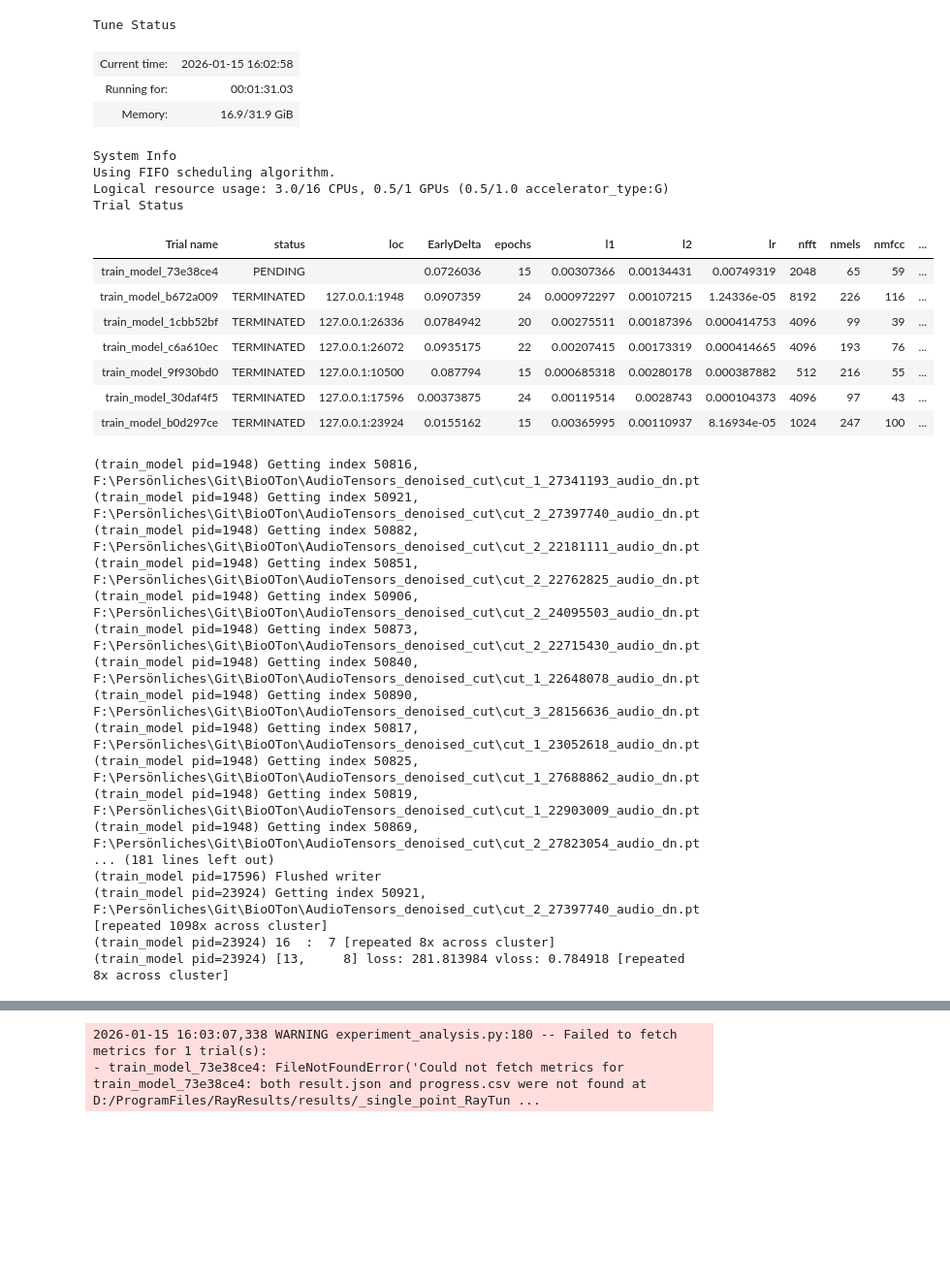
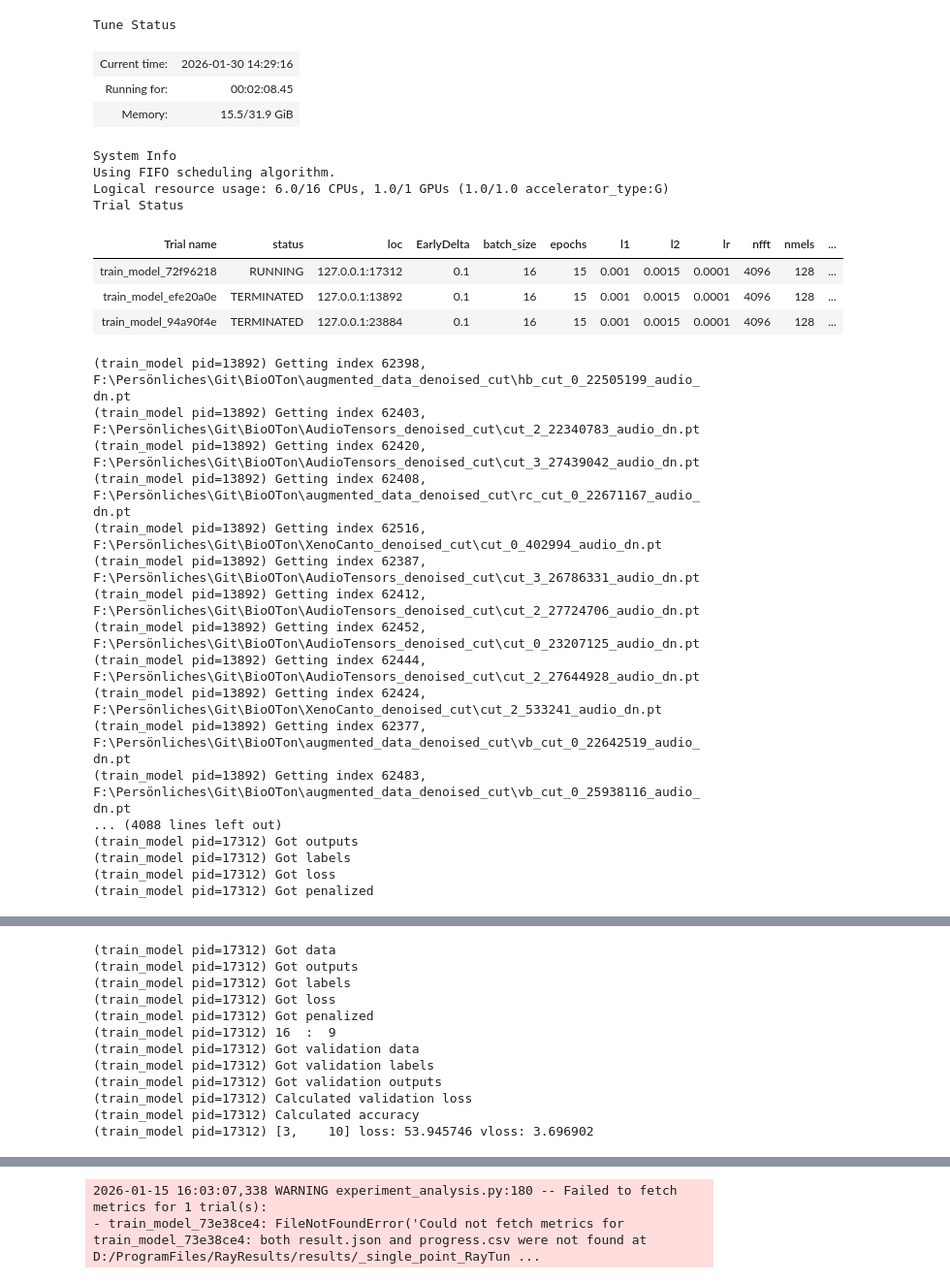
Before and after one commit to mfherrm/BioOTon, a Jupyter notebook: DL_ray_tune.ipynb, the cells around one changed output, grey strips where cells are left out. Shown at 97% size. Drawn from its saved outputs; the diff is of its cells as text; code cells hidden in the pictures; blank space fills up the shorter version.

```diff
--- a/DL_ray_tune.ipynb
+++ b/DL_ray_tune.ipynb
@@ -70,7 +71,7 @@ max_epochs = 25
 config = {
     "lr": tune.choice([0.0001]),          # Learning rate between 1e-5 and 1e-2
     # "batch_size": tune.lograndint(8, 16), # for small batch testing
-    "batch_size": tune.choice([128]),
+    "batch_size": tune.choice([16]),
     "nfft" : tune.choice([4096]),
     # "scale" : tune.uniform(0.5, 4),
     "power" : tune.choice([2]),
@@ -210,6 +213,6 @@ Getting index 142649, F:\Persönliches\Git\BioOTon\AudioTensors_denoised_cut\cut
 # %%
 # Rayt[tune] parameters
-concurrent_trials = 2
+concurrent_trials = 1
 
 # File locations for the label files
 dawn_file = "F:/Persönliches/Git/BioOTon/points_single.parquet"
@@ -239,7 +242,7 @@ train_indices, test_indices, val_indices = getSamples(split, sizes = [train_samp
 
 
 trainable_with_parameters = tune.with_parameters(
-    train_model, dataset=ds, spectro_mode = "atls", split = [train_indices, val_indices], clip_length=15 #train_size = int(np.floor(0.7 * len(ds))), val_size = int(np.floor(0.1 * len(ds)))# train_size=500, val_size=100
+    train_model, dataset=ds, num_classes = len(np.unique(ds.combined_encoded_labels)), spectro_mode = "atls", split = [train_indices, val_indices], clip_length=15 #train_size = int(np.floor(0.7 * len(ds))), val_size = int(np.floor(0.1 * len(ds)))# train_size=500, val_size=100
 )
 
 trainable_with_resources = tune.with_resources(
@@ -255,59 +258,55 @@ optuna_search = OptunaSearch(
 # Currently unused
 hyperopt_search = HyperOptSearch(
     metric="loss",
     mode="min",  # Minimize loss
     # points_to_evaluate # Use when some good hyperparameters are known as initial values
 )
 
 asha_scheduler = ASHAScheduler(
     time_attr='training_iteration',
     metric='accuracy',
     mode='max',
     max_t=max_epochs,
     grace_period=10,
     brackets=1,
 )
 
 # Pass the search algorithm to Ray Tune
 tuner = tune.Tuner(
     trainable_with_resources,
     param_space=config,
     # tune_config=tune.TuneConfig(search_alg=hyperopt_search, num_samples=50, trial_dirname_creator=trialDir, max_concurrent_trials=2),
     tune_config=tune.TuneConfig(search_alg=optuna_search, num_samples=50, trial_dirname_creator=trialDir, max_concurrent_trials=concurrent_trials,),
     run_config=tune.RunConfig(storage_path='D:/ProgramFiles/RayResults', name="results")
 )
 tuner.fit()
 # %% [output]
 Tune Status
-| Current time: | 2026-01-15 16:02:58 |
-| Running for: | 00:01:31.03 |
-| Memory: | 16.9/31.9 GiB |
+| Current time: | 2026-01-30 14:29:16 |
+| Running for: | 00:02:08.45 |
+| Memory: | 15.5/31.9 GiB |
 System Info
 Using FIFO scheduling algorithm.
-Logical resource usage: 3.0/16 CPUs, 0.5/1 GPUs (0.5/1.0 accelerator_type:G)
+Logical resource usage: 6.0/16 CPUs, 1.0/1 GPUs (1.0/1.0 accelerator_type:G)
 Trial Status
-| Trial name | status | loc | EarlyDelta | epochs | l1 | l2 | lr | nfft | nmels | nmfcc | ... |
-| train_model_73e38ce4 | PENDING |  | 0.0726036 | 15 | 0.00307366 | 0.00134431 | 0.00749319 | 2048 | 65 | 59 | ... |
-| train_model_b672a009 | TERMINATED | 127.0.0.1:1948 | 0.0907359 | 24 | 0.000972297 | 0.00107215 | 1.24336e-05 | 8192 | 226 | 116 | ... |
-| train_model_1cbb52bf | TERMINATED | 127.0.0.1:26336 | 0.0784942 | 20 | 0.00275511 | 0.00187396 | 0.000414753 | 4096 | 99 | 39 | ... |
-| train_model_c6a610ec | TERMINATED | 127.0.0.1:26072 | 0.0935175 | 22 | 0.00207415 | 0.00173319 | 0.000414665 | 4096 | 193 | 76 | ... |
-| train_model_9f930bd0 | TERMINATED | 127.0.0.1:10500 | 0.087794 | 15 | 0.000685318 | 0.00280178 | 0.000387882 | 512 | 216 | 55 | ... |
-| train_model_30daf4f5 | TERMINATED | 127.0.0.1:17596 | 0.00373875 | 24 | 0.00119514 | 0.0028743 | 0.000104373 | 4096 | 97 | 43 | ... |
-| train_model_b0d297ce | TERMINATED | 127.0.0.1:23924 | 0.0155162 | 15 | 0.00365995 | 0.00110937 | 8.16934e-05 | 1024 | 247 | 100 | ... |
+| Trial name | status | loc | EarlyDelta | batch_size | epochs | l1 | l2 | lr | nfft | nmels | ... |
+| train_model_72f96218 | RUNNING | 127.0.0.1:17312 | 0.1 | 16 | 15 | 0.001 | 0.0015 | 0.0001 | 4096 | 128 | ... |
+| train_model_efe20a0e | TERMINATED | 127.0.0.1:13892 | 0.1 | 16 | 15 | 0.001 | 0.0015 | 0.0001 | 4096 | 128 | ... |
+| train_model_94a90f4e | TERMINATED | 127.0.0.1:23884 | 0.1 | 16 | 15 | 0.001 | 0.0015 | 0.0001 | 4096 | 128 | ... |
-(train_model pid=1948) Getting index 50816, F:\Persönliches\Git\BioOTon\AudioTensors_denoised_cut\cut_1_27341193_audio_dn.pt
-(train_model pid=1948) Getting index 50921, F:\Persönliches\Git\BioOTon\AudioTensors_denoised_cut\cut_2_27397740_audio_dn.pt
-(train_model pid=1948) Getting index 50882, F:\Persönliches\Git\BioOTon\AudioTensors_denoised_cut\cut_2_22181111_audio_dn.pt
-(train_model pid=1948) Getting index 50851, F:\Persönliches\Git\BioOTon\AudioTensors_denoised_cut\cut_2_22762825_audio_dn.pt
-(train_model pid=1948) Getting index 50906, F:\Persönliches\Git\BioOTon\AudioTensors_denoised_cut\cut_2_24095503_audio_dn.pt
-(train_model pid=1948) Getting index 50873, F:\Persönliches\Git\BioOTon\AudioTensors_denoised_cut\cut_2_22715430_audio_dn.pt
-(train_model pid=1948) Getting index 50840, F:\Persönliches\Git\BioOTon\AudioTensors_denoised_cut\cut_1_22648078_audio_dn.pt
-(train_model pid=1948) Getting index 50890, F:\Persönliches\Git\BioOTon\AudioTensors_denoised_cut\cut_3_28156636_audio_dn.pt
-(train_model pid=1948) Getting index 50817, F:\Persönliches\Git\BioOTon\AudioTensors_denoised_cut\cut_1_23052618_audio_dn.pt
-(train_model pid=1948) Getting index 50825, F:\Persönliches\Git\BioOTon\AudioTensors_denoised_cut\cut_1_27688862_audio_dn.pt
-(train_model pid=1948) Getting index 50819, F:\Persönliches\Git\BioOTon\AudioTensors_denoised_cut\cut_1_22903009_audio_dn.pt
-(train_model pid=1948) Getting index 50869, F:\Persönliches\Git\BioOTon\AudioTensors_denoised_cut\cut_2_27823054_audio_dn.pt
-... (181 lines left out)
-(train_model pid=17596) Flushed writer
-(train_model pid=23924) Getting index 50921, F:\Persönliches\Git\BioOTon\AudioTensors_denoised_cut\cut_2_27397740_audio_dn.pt [repeated 1098x across cluster]
-(train_model pid=23924) 16  :  7 [repeated 8x across cluster]
-(train_model pid=23924) [13,     8] loss: 281.813984 vloss: 0.784918 [repeated 8x across cluster]
+(train_model pid=13892) Getting index 62398, F:\Persönliches\Git\BioOTon\augmented_data_denoised_cut\hb_cut_0_22505199_audio_dn.pt
+(train_model pid=13892) Getting index 62403, F:\Persönliches\Git\BioOTon\AudioTensors_denoised_cut\cut_2_22340783_audio_dn.pt
+(train_model pid=13892) Getting index 62420, F:\Persönliches\Git\BioOTon\AudioTensors_denoised_cut\cut_3_27439042_audio_dn.pt
+(train_model pid=13892) Getting index 62408, F:\Persönliches\Git\BioOTon\augmented_data_denoised_cut\rc_cut_0_22671167_audio_dn.pt
+(train_model pid=13892) Getting index 62516, F:\Persönliches\Git\BioOTon\XenoCanto_denoised_cut\cut_0_402994_audio_dn.pt
+(train_model pid=13892) Getting index 62387, F:\Persönliches\Git\BioOTon\AudioTensors_denoised_cut\cut_3_26786331_audio_dn.pt
+(train_model pid=13892) Getting index 62412, F:\Persönliches\Git\BioOTon\AudioTensors_denoised_cut\cut_2_27724706_audio_dn.pt
+(train_model pid=13892) Getting index 62452, F:\Persönliches\Git\BioOTon\AudioTensors_denoised_cut\cut_0_23207125_audio_dn.pt
+(train_model pid=13892) Getting index 62444, F:\Persönliches\Git\BioOTon\AudioTensors_denoised_cut\cut_2_27644928_audio_dn.pt
+(train_model pid=13892) Getting index 62424, F:\Persönliches\Git\BioOTon\XenoCanto_denoised_cut\cut_2_533241_audio_dn.pt
+(train_model pid=13892) Getting index 62377, F:\Persönliches\Git\BioOTon\augmented_data_denoised_cut\vb_cut_0_22642519_audio_dn.pt
+(train_model pid=13892) Getting index 62483, F:\Persönliches\Git\BioOTon\augmented_data_denoised_cut\vb_cut_0_25938116_audio_dn.pt
+... (4088 lines left out)
+(train_model pid=17312) Got outputs
+(train_model pid=17312) Got labels
+(train_model pid=17312) Got loss
+(train_model pid=17312) Got penalized
@@ -337,0 +335,12 @@ ResultGrid<[
+(train_model pid=17312) Got data
+(train_model pid=17312) Got outputs
+(train_model pid=17312) Got labels
+(train_model pid=17312) Got loss
+(train_model pid=17312) Got penalized
+(train_model pid=17312) 16  :  9
+(train_model pid=17312) Got validation data
+(train_model pid=17312) Got validation labels
+(train_model pid=17312) Got validation outputs
+(train_model pid=17312) Calculated validation loss
+(train_model pid=17312) Calculated accuracy
+(train_model pid=17312) [3,    10] loss: 53.945746 vloss: 3.696902
```
Also changed, not shown: parts of 7 cells of this notebook, 14 other files.
